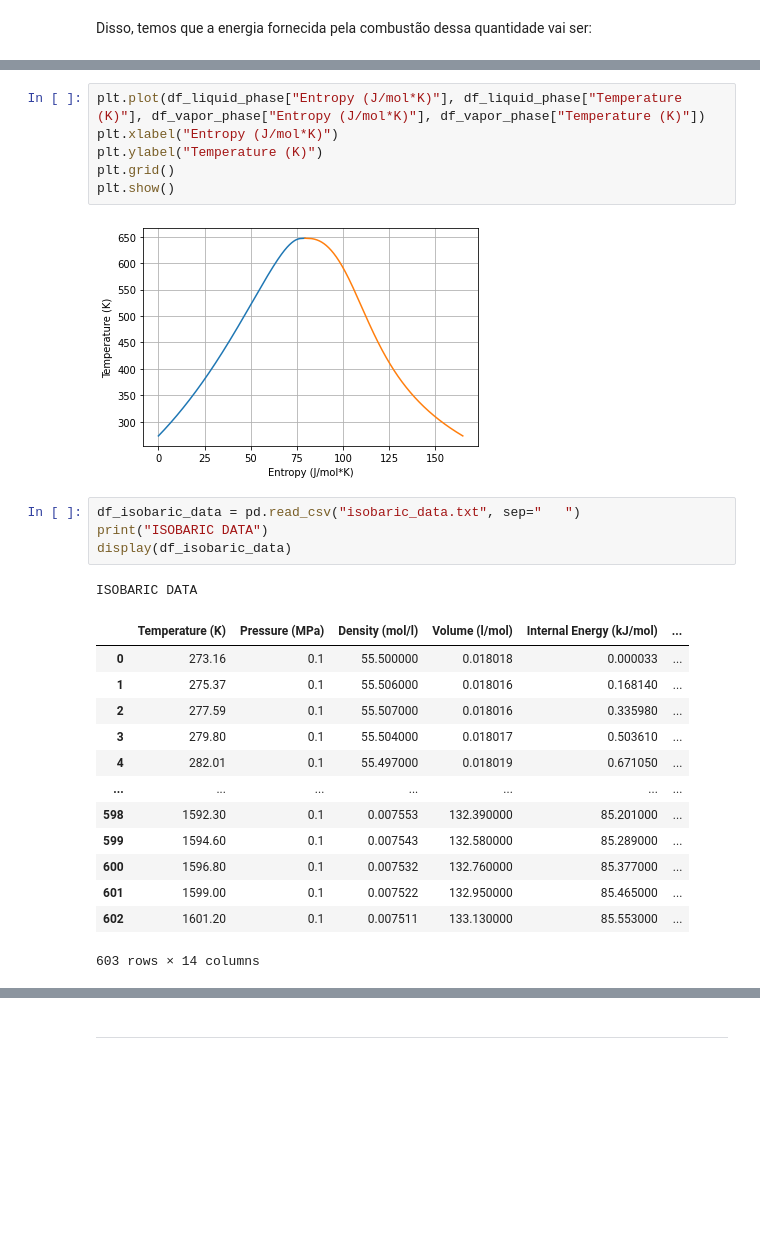
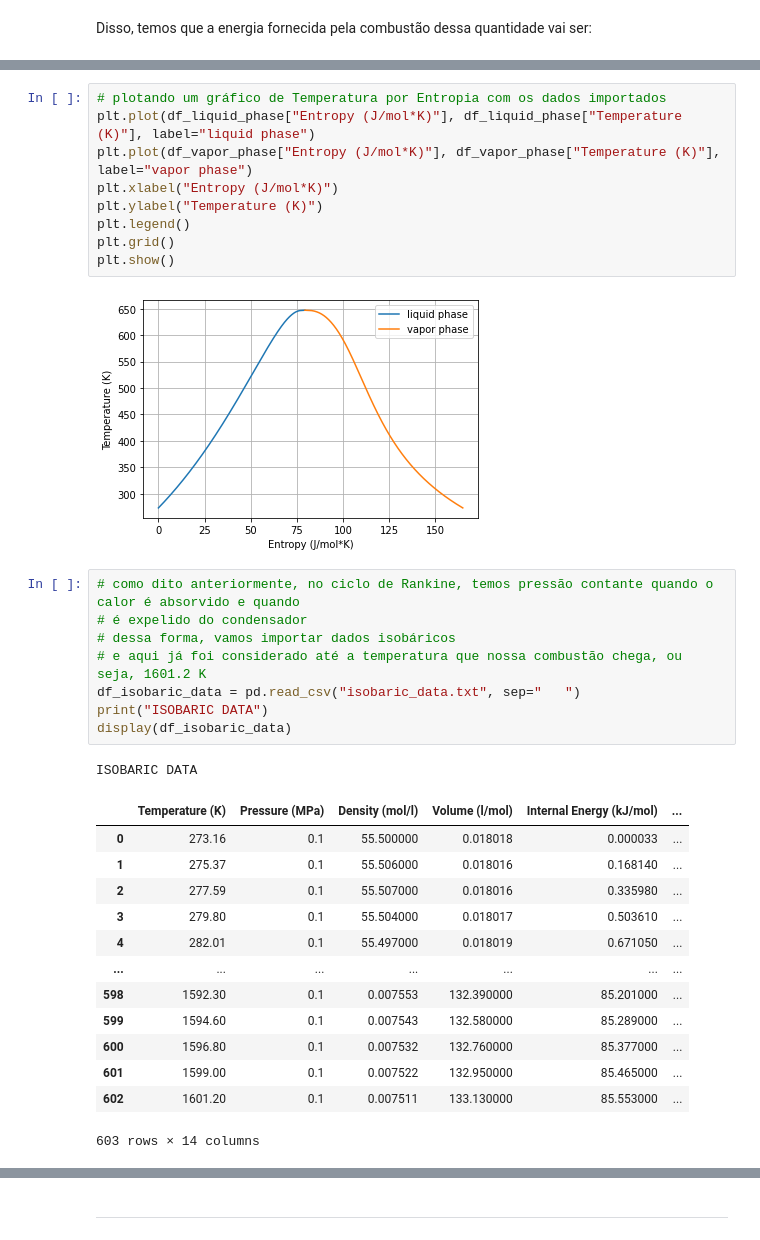
Before and after one commit to viyuetuki/Termodinamica_Avancada, a Jupyter notebook: Desafio 4.ipynb, the cells around one changed output, grey strips where cells are left out. Cells and saved outputs as stored; diff of their text form; blank space fills up the shorter version.

```diff
--- a/Desafio 4.ipynb
+++ b/Desafio 4.ipynb
@@ -254,14 +261,21 @@ VAPOR PHASE
 | 600 | 647.09600 | 22.064000 | 17.873728 | 0.055948 | 36.313998 | ... |
 601 rows × 14 columns
 # %%
-plt.plot(df_liquid_phase["Entropy (J/mol*K)"], df_liquid_phase["Temperature (K)"], df_vapor_phase["Entropy (J/mol*K)"], df_vapor_phase["Temperature (K)"])
+# plotando um gráfico de Temperatura por Entropia com os dados importados
+plt.plot(df_liquid_phase["Entropy (J/mol*K)"], df_liquid_phase["Temperature (K)"], label="liquid phase")
+plt.plot(df_vapor_phase["Entropy (J/mol*K)"], df_vapor_phase["Temperature (K)"], label="vapor phase")
 plt.xlabel("Entropy (J/mol*K)")
 plt.ylabel("Temperature (K)")
+plt.legend()
 plt.grid()
 plt.show()
 # %% [output]
-[figure, old version]
+[figure, new version]
 # %%
+# como dito anteriormente, no ciclo de Rankine, temos pressão contante quando o calor é absorvido e quando
+# é expelido do condensador
+# dessa forma, vamos importar dados isobáricos
+# e aqui já foi considerado até a temperatura que nossa combustão chega, ou seja, 1601.2 K
 df_isobaric_data = pd.read_csv("isobaric_data.txt", sep="	")
 print("ISOBARIC DATA")
 display(df_isobaric_data)
```
Also changed, not shown: parts of 14 cells of this notebook, 2 other files.
